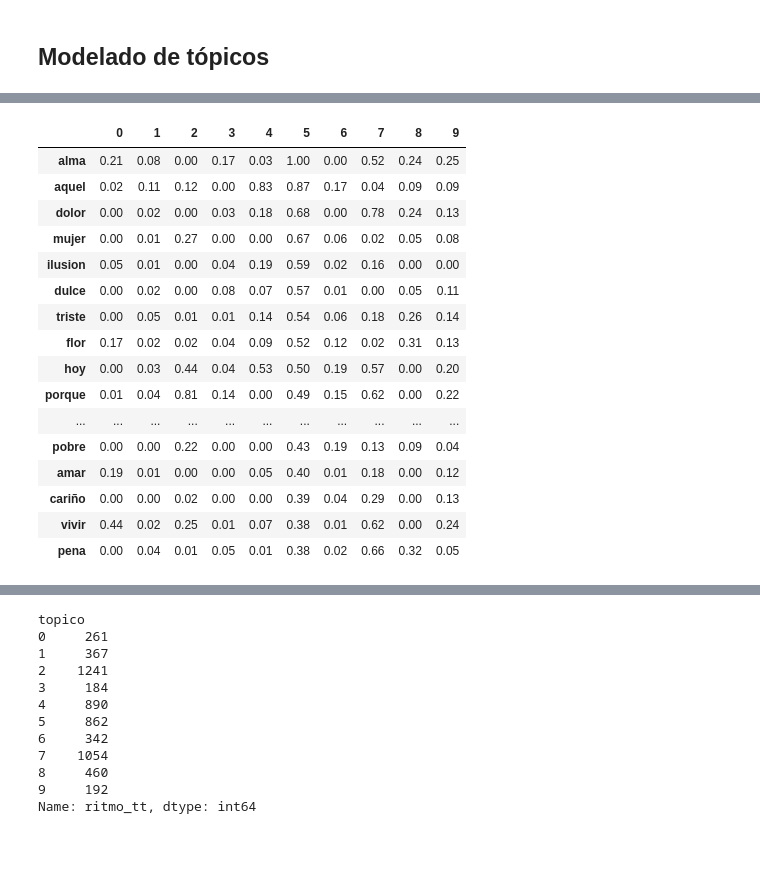
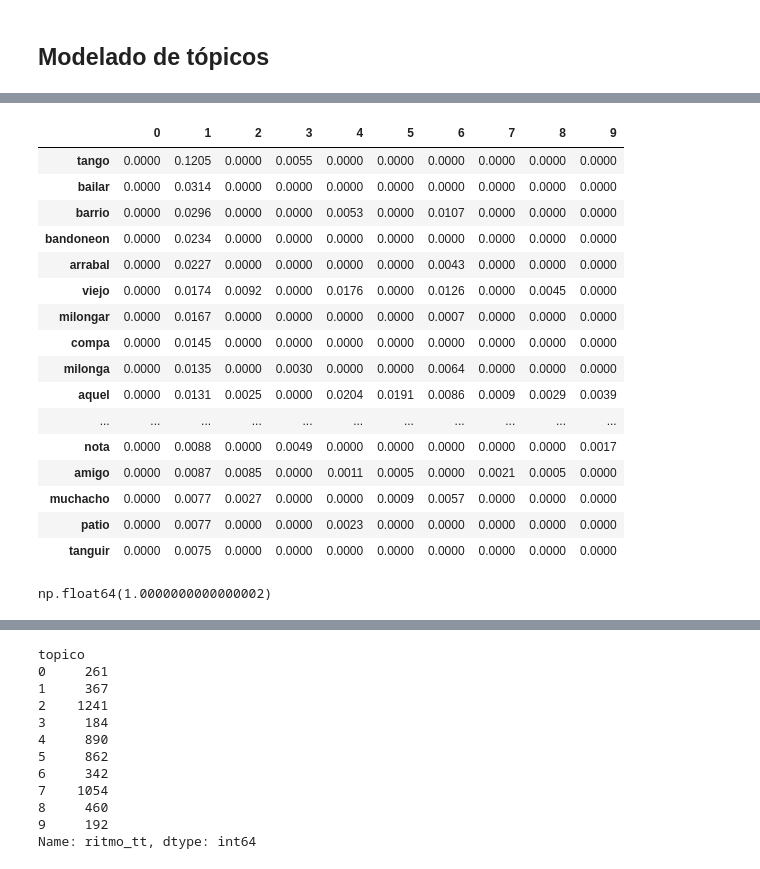
Before and after one commit to matuu/diplodatos_lacuerda, a Jupyter notebook: consignas_TP_2.ipynb, the cells around one changed output, grey strips where cells are left out. Cells and saved outputs as stored; diff of their text form; code cells hidden in the pictures.

```diff
--- a/consignas_TP_2.ipynb
+++ b/consignas_TP_2.ipynb
@@ -508,25 +505,29 @@ scaler = MinMaxScaler()
 # %%
-topico_palabras = scaler.fit_transform(lda.components_.T)
-topico_palabras = pd.DataFrame(topico_palabras, index = vectorizer.get_feature_names_out()).round(2)
-topico_palabras.sort_values(by = 5, ascending = False).head(20)
+topico_palabras_prob = lda.components_ / lda.components_.sum(axis=1)[:, None] # Normalizamos para que las columnas den 1
+topico_palabras = pd.DataFrame(topico_palabras_prob.T, index = vectorizer.get_feature_names_out())
+topico_palabras.sort_values(by = 1, ascending = False).head(20).round(4)
 # %% [output]
 |  | 0 | 1 | 2 | 3 | 4 | 5 | 6 | 7 | 8 | 9 |
-| alma | 0.21 | 0.08 | 0.00 | 0.17 | 0.03 | 1.00 | 0.00 | 0.52 | 0.24 | 0.25 |
-| aquel | 0.02 | 0.11 | 0.12 | 0.00 | 0.83 | 0.87 | 0.17 | 0.04 | 0.09 | 0.09 |
-| dolor | 0.00 | 0.02 | 0.00 | 0.03 | 0.18 | 0.68 | 0.00 | 0.78 | 0.24 | 0.13 |
-| mujer | 0.00 | 0.01 | 0.27 | 0.00 | 0.00 | 0.67 | 0.06 | 0.02 | 0.05 | 0.08 |
-| ilusion | 0.05 | 0.01 | 0.00 | 0.04 | 0.19 | 0.59 | 0.02 | 0.16 | 0.00 | 0.00 |
-| dulce | 0.00 | 0.02 | 0.00 | 0.08 | 0.07 | 0.57 | 0.01 | 0.00 | 0.05 | 0.11 |
-| triste | 0.00 | 0.05 | 0.01 | 0.01 | 0.14 | 0.54 | 0.06 | 0.18 | 0.26 | 0.14 |
-| flor | 0.17 | 0.02 | 0.02 | 0.04 | 0.09 | 0.52 | 0.12 | 0.02 | 0.31 | 0.13 |
-| hoy | 0.00 | 0.03 | 0.44 | 0.04 | 0.53 | 0.50 | 0.19 | 0.57 | 0.00 | 0.20 |
-| porque | 0.01 | 0.04 | 0.81 | 0.14 | 0.00 | 0.49 | 0.15 | 0.62 | 0.00 | 0.22 |
+| tango | 0.0000 | 0.1205 | 0.0000 | 0.0055 | 0.0000 | 0.0000 | 0.0000 | 0.0000 | 0.0000 | 0.0000 |
+| bailar | 0.0000 | 0.0314 | 0.0000 | 0.0000 | 0.0000 | 0.0000 | 0.0000 | 0.0000 | 0.0000 | 0.0000 |
+| barrio | 0.0000 | 0.0296 | 0.0000 | 0.0000 | 0.0053 | 0.0000 | 0.0107 | 0.0000 | 0.0000 | 0.0000 |
+| bandoneon | 0.0000 | 0.0234 | 0.0000 | 0.0000 | 0.0000 | 0.0000 | 0.0000 | 0.0000 | 0.0000 | 0.0000 |
+| arrabal | 0.0000 | 0.0227 | 0.0000 | 0.0000 | 0.0000 | 0.0000 | 0.0043 | 0.0000 | 0.0000 | 0.0000 |
+| viejo | 0.0000 | 0.0174 | 0.0092 | 0.0000 | 0.0176 | 0.0000 | 0.0126 | 0.0000 | 0.0045 | 0.0000 |
+| milongar | 0.0000 | 0.0167 | 0.0000 | 0.0000 | 0.0000 | 0.0000 | 0.0007 | 0.0000 | 0.0000 | 0.0000 |
+| compa | 0.0000 | 0.0145 | 0.0000 | 0.0000 | 0.0000 | 0.0000 | 0.0000 | 0.0000 | 0.0000 | 0.0000 |
+| milonga | 0.0000 | 0.0135 | 0.0000 | 0.0030 | 0.0000 | 0.0000 | 0.0064 | 0.0000 | 0.0000 | 0.0000 |
+| aquel | 0.0000 | 0.0131 | 0.0025 | 0.0000 | 0.0204 | 0.0191 | 0.0086 | 0.0009 | 0.0029 | 0.0039 |
 | ... | ... | ... | ... | ... | ... | ... | ... | ... | ... | ... |
-| pobre | 0.00 | 0.00 | 0.22 | 0.00 | 0.00 | 0.43 | 0.19 | 0.13 | 0.09 | 0.04 |
-| amar | 0.19 | 0.01 | 0.00 | 0.00 | 0.05 | 0.40 | 0.01 | 0.18 | 0.00 | 0.12 |
-| cariño | 0.00 | 0.00 | 0.02 | 0.00 | 0.00 | 0.39 | 0.04 | 0.29 | 0.00 | 0.13 |
-| vivir | 0.44 | 0.02 | 0.25 | 0.01 | 0.07 | 0.38 | 0.01 | 0.62 | 0.00 | 0.24 |
-| pena | 0.00 | 0.04 | 0.01 | 0.05 | 0.01 | 0.38 | 0.02 | 0.66 | 0.32 | 0.05 |
+| nota | 0.0000 | 0.0088 | 0.0000 | 0.0049 | 0.0000 | 0.0000 | 0.0000 | 0.0000 | 0.0000 | 0.0017 |
+| amigo | 0.0000 | 0.0087 | 0.0085 | 0.0000 | 0.0011 | 0.0005 | 0.0000 | 0.0021 | 0.0005 | 0.0000 |
+| muchacho | 0.0000 | 0.0077 | 0.0027 | 0.0000 | 0.0000 | 0.0009 | 0.0057 | 0.0000 | 0.0000 | 0.0000 |
+| patio | 0.0000 | 0.0077 | 0.0000 | 0.0000 | 0.0023 | 0.0000 | 0.0000 | 0.0000 | 0.0000 | 0.0000 |
+| tanguir | 0.0000 | 0.0075 | 0.0000 | 0.0000 | 0.0000 | 0.0000 | 0.0000 | 0.0000 | 0.0000 | 0.0000 |
+# %%
+topico_palabras[3].sum() # Ahora tenemos una distribución de probabilidad donde las palabras/categorías suman 1 para cada tópico
+# %% [output]
+np.float64(1.0000000000000002)
 # %%
 for topic_idx, topic in enumerate(lda.components_):
     print(f"Tema #{topic_idx}:")
```
Also changed, not shown: parts of 5 cells of this notebook.
